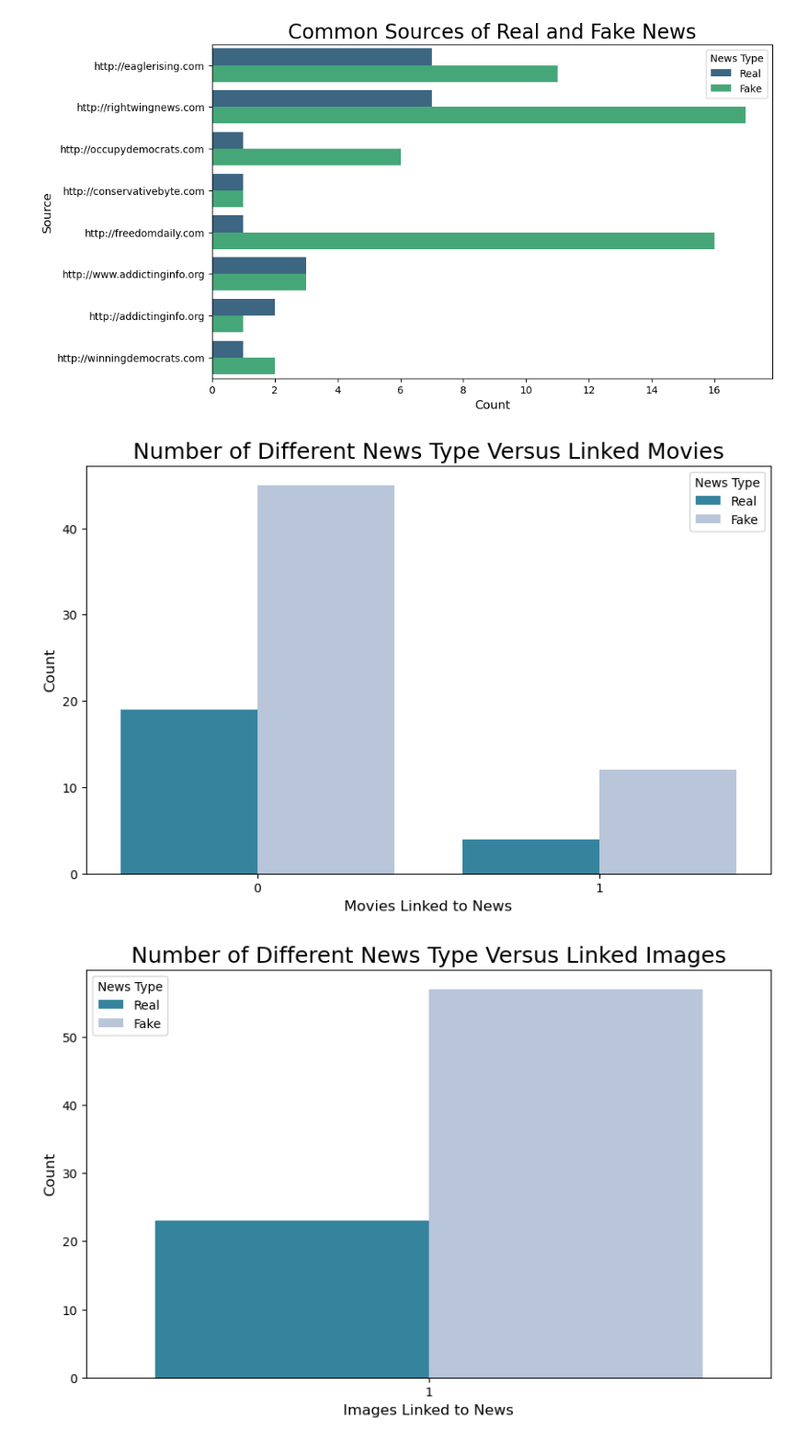
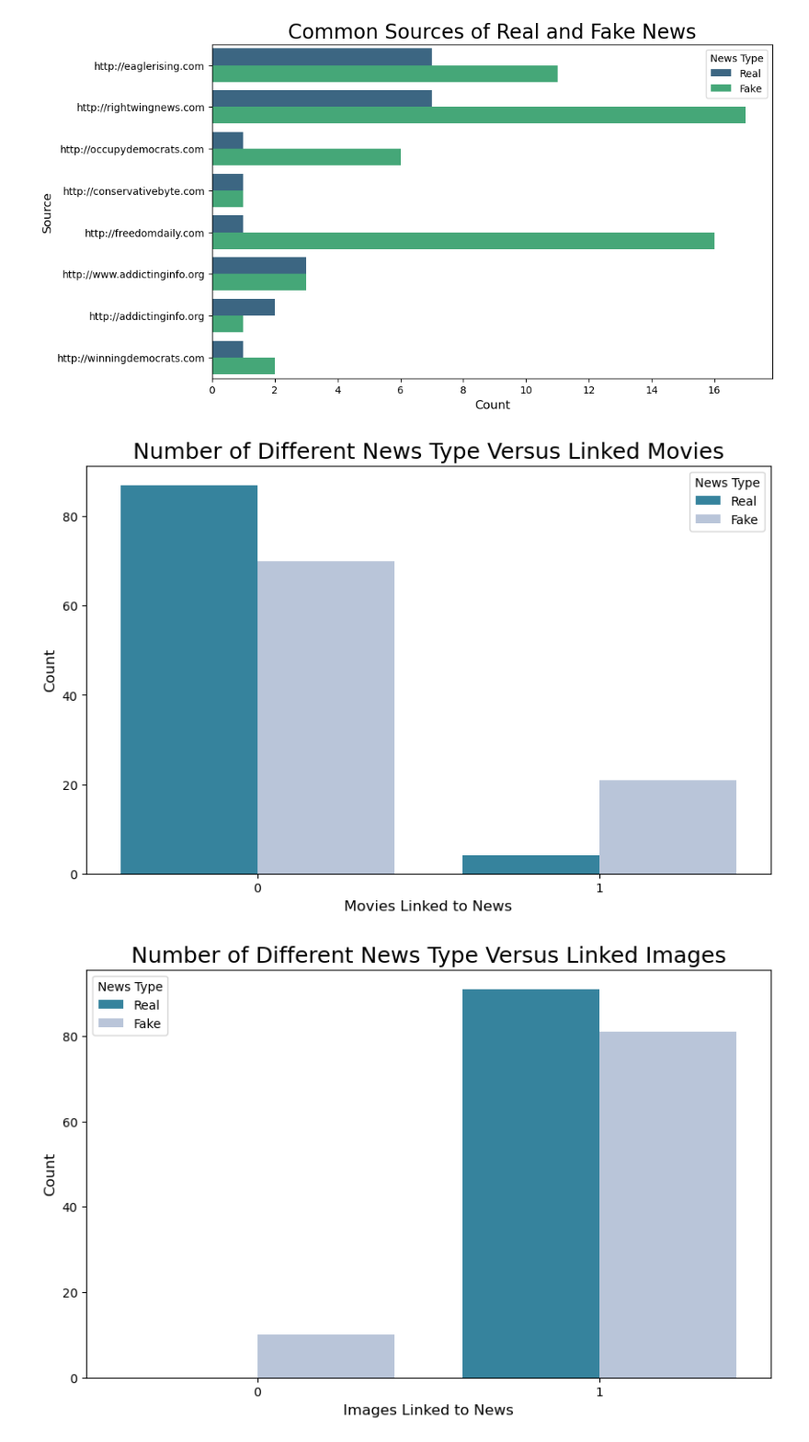
Before and after one commit to Wook22/Fake_News_Classification, a Jupyter notebook: Fake_News_Analysis_EDA.ipynb, the cells around one changed output. Shown at 92% size. Drawn from its saved outputs; the diff is of its cells as text; code cells hidden in the pictures.

```diff
--- a/Fake_News_Analysis_EDA.ipynb
+++ b/Fake_News_Analysis_EDA.ipynb
@@ -68,21 +68,21 @@ plt.show()
 [figure]
 # %%
 plt.figure(figsize=(10,6))
-sns.countplot(x='contain_movies', data=Buzzfeed_plot, hue='news_type', palette='PuBuGn_r')
+sns.countplot(x='contain_movies', data=Buzzfeed_copy, hue='news_type', palette='PuBuGn_r')
 plt.xlabel('Movies Linked to News',fontsize=12)
 plt.ylabel('Count',fontsize=12)
 plt.legend(loc='best', title='News Type',fontsize=10)
 plt.title('Number of Different News Type Versus Linked Movies',fontsize=18)
 plt.show()
 # %% [output]
-[figure, old version]
+[figure, new version]
 # %%
 plt.figure(figsize=(10,6))
-sns.countplot(x='contain_images', data=Buzzfeed_plot, hue='news_type', palette='PuBuGn_r')
+sns.countplot(x='contain_images', data=Buzzfeed_copy, hue='news_type', palette='PuBuGn_r')
 plt.xlabel('Images Linked to News',fontsize=12)
 plt.ylabel('Count',fontsize=12)
 plt.legend(loc='upper left', title='News Type',fontsize=10)
 plt.title('Number of Different News Type Versus Linked Images',fontsize=18)
 plt.show()
 # %% [output]
-[figure, old version]
+[figure, new version]
```
Also changed, not shown: parts of 6 cells of this notebook.
